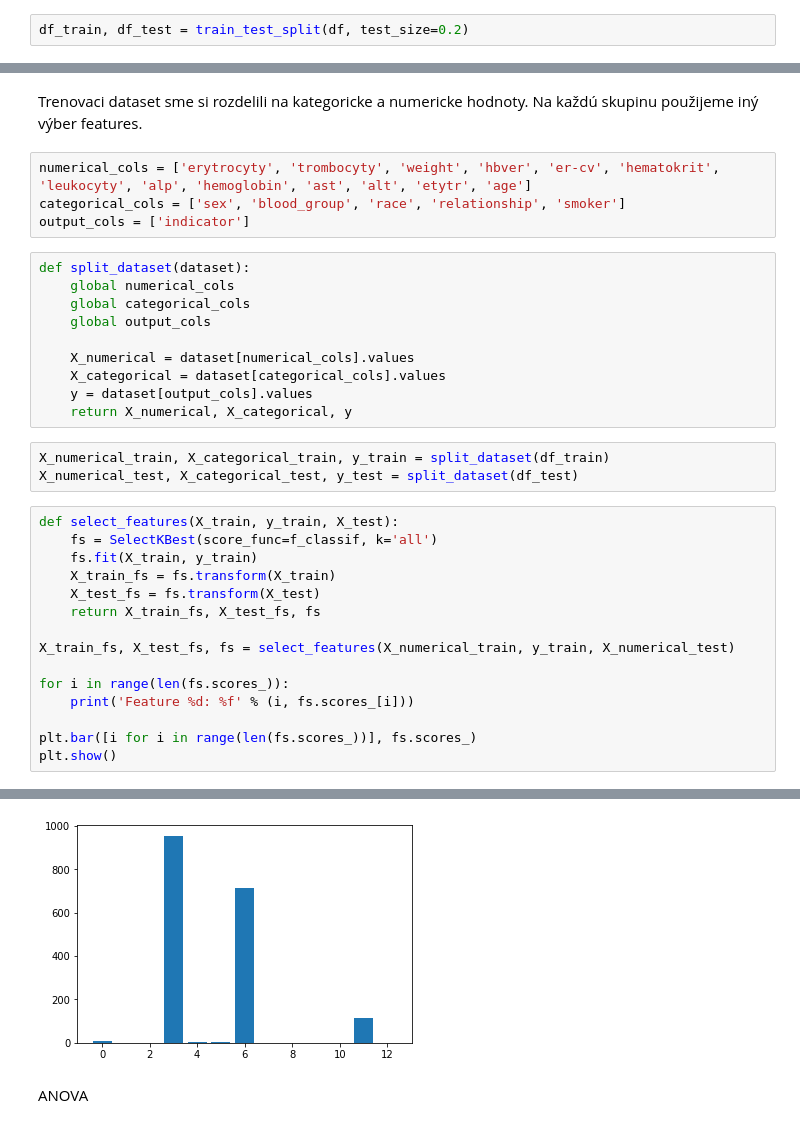
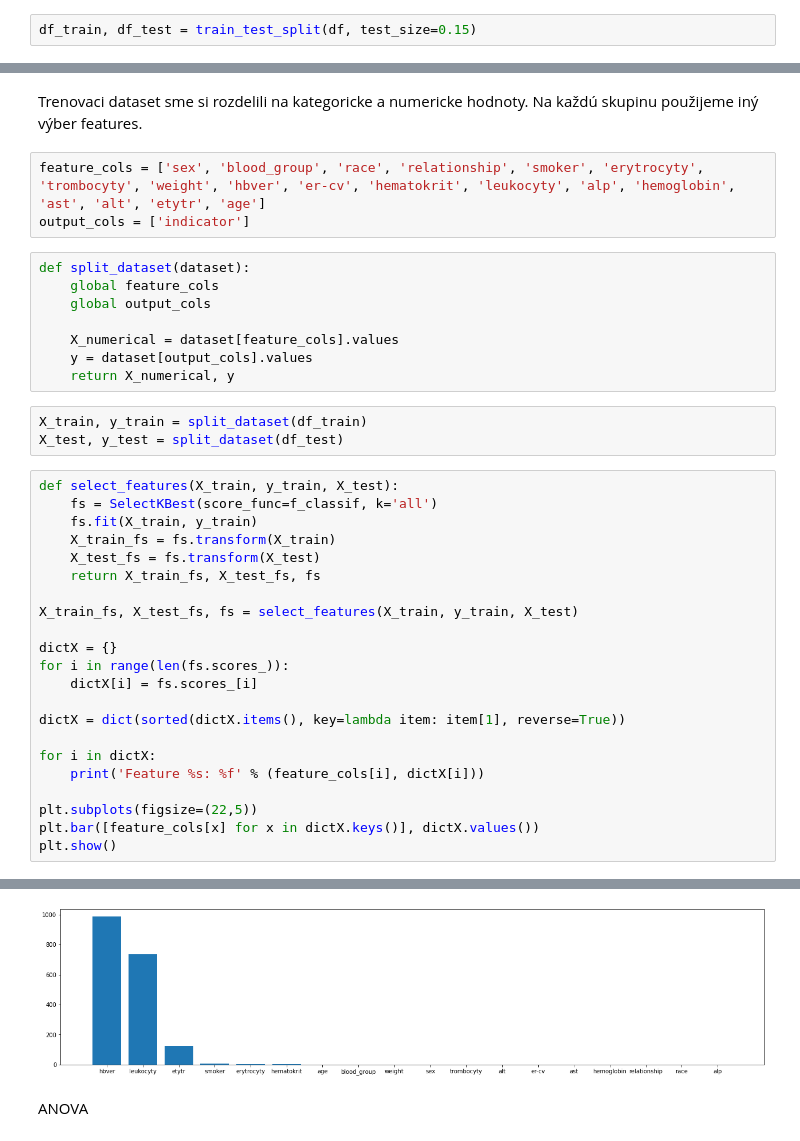
Before and after one commit to mateju25/IAU_Projekt, a Jupyter notebook: notebook2faza.ipynb, the cells around one changed output, grey strips where cells are left out. Cells and saved outputs as stored; diff of their text form.

```diff
--- a/notebook2faza.ipynb
+++ b/notebook2faza.ipynb
@@ -535,7 +574,7 @@ V atribute age sme uz nepotrebovali odstranovat null lebo KNN. Outlierov sme nah
 # %% [markdown]
 Rozhodli sme sa rozdeliť dataset na 15% pre testovacie dáta a 85% na trénovacie dáta. Ďalej sa bude teda spracovávať len trénovacia vzorka.
 # %%
-df_train, df_test = train_test_split(df, test_size=0.2)
+df_train, df_test = train_test_split(df, test_size=0.15)
 # %%
 len(df_train)
 # %% [output]
@@ -636,22 +675,19 @@ array([[<AxesSubplot:title={'center':'sex'}>,
 # %% [markdown]
 Trenovaci dataset sme si rozdelili na kategoricke a numericke hodnoty. Na každú skupinu použijeme iný výber features.
 # %%
-numerical_cols = ['erytrocyty', 'trombocyty', 'weight', 'hbver', 'er-cv', 'hematokrit', 'leukocyty', 'alp', 'hemoglobin', 'ast', 'alt', 'etytr', 'age']
-categorical_cols = ['sex', 'blood_group', 'race', 'relationship', 'smoker']
+feature_cols = ['sex', 'blood_group', 'race', 'relationship', 'smoker', 'erytrocyty', 'trombocyty', 'weight', 'hbver', 'er-cv', 'hematokrit', 'leukocyty', 'alp', 'hemoglobin', 'ast', 'alt', 'etytr', 'age']
 output_cols = ['indicator']
 # %%
 def split_dataset(dataset):
-    global numerical_cols
-    global categorical_cols
+    global feature_cols
     global output_cols
 
-    X_numerical = dataset[numerical_cols].values
-    X_categorical = dataset[categorical_cols].values
+    X_numerical = dataset[feature_cols].values
     y = dataset[output_cols].values
-    return X_numerical, X_categorical, y
+    return X_numerical, y
 # %%
-X_numerical_train, X_categorical_train, y_train = split_dataset(df_train)
-X_numerical_test, X_categorical_test, y_test = split_dataset(df_test)
+X_train, y_train = split_dataset(df_train)
+X_test, y_test = split_dataset(df_test)
 # %%
 def select_features(X_train, y_train, X_test):
     fs = SelectKBest(score_func=f_classif, k='all')
@@ -660,11 +696,18 @@ def select_features(X_train, y_train, X_test):
     X_test_fs = fs.transform(X_test)
     return X_train_fs, X_test_fs, fs
 
-X_train_fs, X_test_fs, fs = select_features(X_numerical_train, y_train, X_numerical_test)
+X_train_fs, X_test_fs, fs = select_features(X_train, y_train, X_test)
 
+dictX = {}
 for i in range(len(fs.scores_)):
-    print('Feature %d: %f' % (i, fs.scores_[i]))
+    dictX[i] = fs.scores_[i]
 
-plt.bar([i for i in range(len(fs.scores_))], fs.scores_)
+dictX = dict(sorted(dictX.items(), key=lambda item: item[1], reverse=True))
+
+for i in dictX:
+    print('Feature %s: %f' % (feature_cols[i], dictX[i]))
+
+plt.subplots(figsize=(22,5))
+plt.bar([feature_cols[x] for x in dictX.keys()], dictX.values())
 plt.show()
 # %% [output]
@@ -684,3 +732,3 @@ Feature 12: 1.284266
-[figure, old version]
+[figure, new version]
 # %% [markdown]
 ANOVA
```
Also changed, not shown: parts of 35 cells of this notebook.
